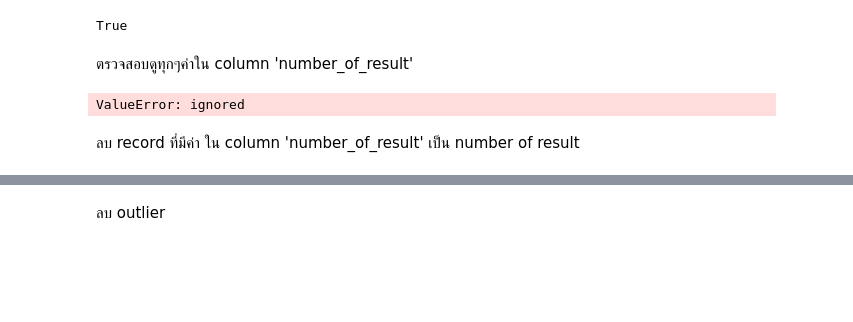
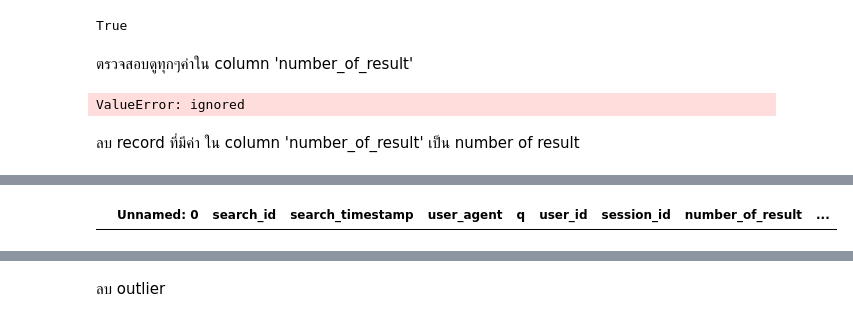
Before and after one commit to MMoltira/data_viz, a Jupyter notebook: Visualize_Data_Comparison.ipynb, the cells around one changed output, grey strips where cells are left out. Saved outputs shown, nothing was run; the diff lists cells and outputs as text; code cells hidden in the pictures; blank space fills up the shorter version.

```diff
--- a/Visualize_Data_Comparison.ipynb
+++ b/Visualize_Data_Comparison.ipynb
@@ -251,3 +256,5 @@ search_request_df[search_request_df['number_of_result']=='number_of_result']
 # %%
-data[data['number_of_result']=='number_of_result']
+search_request_df[search_request_df['number_of_result']=='number_of_result']
+# %% [output]
+|  | Unnamed: 0 | search_id | search_timestamp | user_agent | q | user_id | session_id | number_of_result | ... |
 # %%
```
Also changed, not shown: parts of 11 cells of this notebook.
